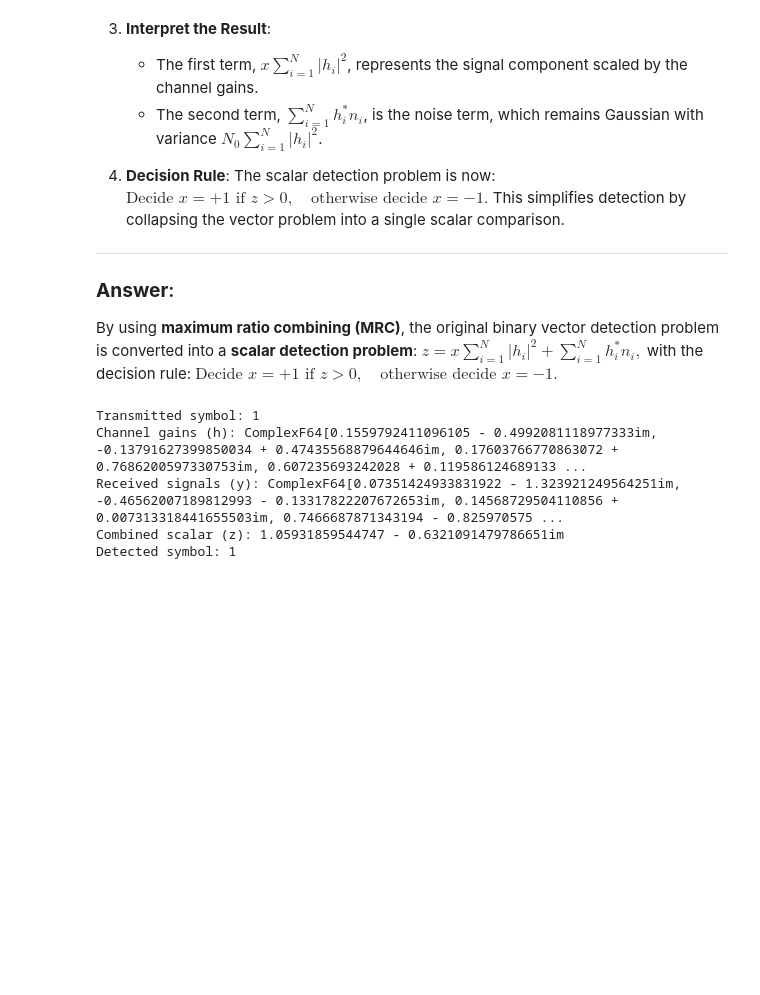
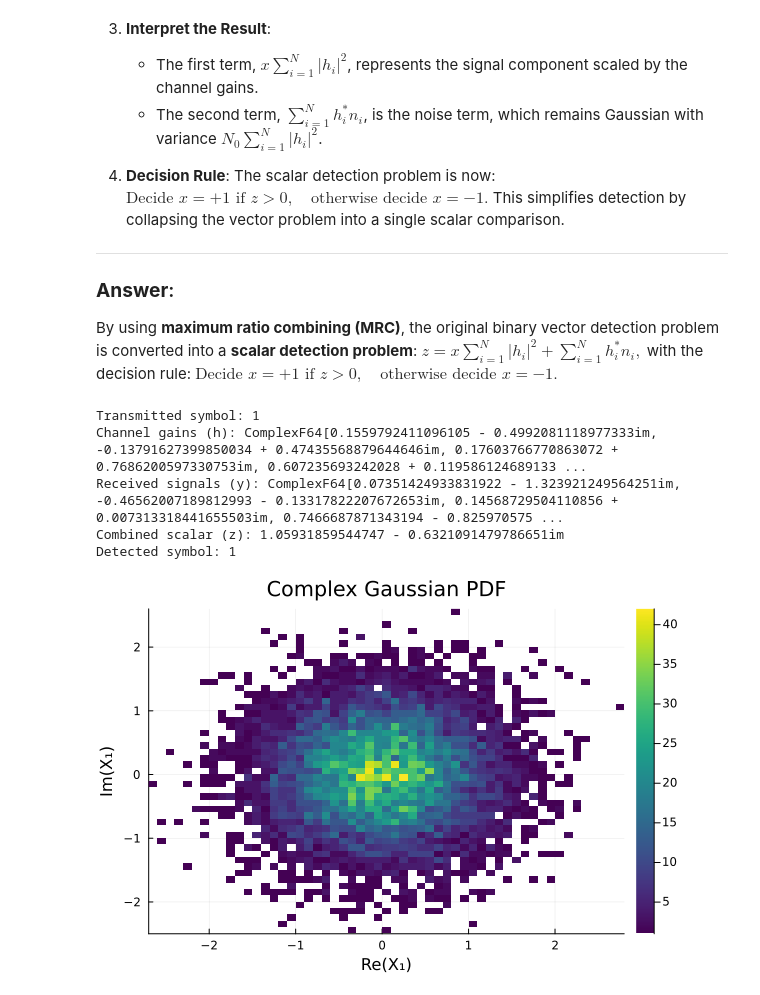
Before and after one commit to setrar/MobCom, a Jupyter notebook: Exams/mid-term/WORKSHEET.ipynb, the cells around one changed output. Cells and saved outputs as stored; diff of their text form; code cells hidden in the pictures; blank space fills up the shorter version.

```diff
--- a/Exams/mid-term/WORKSHEET.ipynb
+++ b/Exams/mid-term/WORKSHEET.ipynb
@@ -83,3 +83,51 @@ Channel gains (h): ComplexF64[0.1559792411096105 - 0.4992081118977333im, -0.1379
 Received signals (y): ComplexF64[0.07351424933831922 - 1.323921249564251im, -0.46562007189812993 - 0.13317822207672653im, 0.14568729504110856 + 0.007313318441655503im, 0.7466687871343194 - 0.825970575 ...
 Combined scalar (z): 1.05931859544747 - 0.6321091479786651im
 Detected symbol: 1
+# %%
+using Random
+using LinearAlgebra
+using Plots
+
+# Function to generate a complex n-dimensional Gaussian random vector
+function generate_complex_gaussian(n::Int, σ::Vector{Float64})
+    real_part = randn(n) .* (σ ./ √2)
+    imag_part = randn(n) .* (σ ./ √2)
+    return real_part + im * imag_part
+end
+
+# Function to compute the PDF of a complex Gaussian random vector
+function pdf_complex_gaussian(x::Vector{ComplexF64}, Σ::Diagonal{Float64})
+    n = length(x)
+    det_Σ = prod(Σ.diag)   # Determinant of diagonal covariance matrix
+    inv_Σ = inv(Σ)         # Inverse of covariance matrix
+    x_conj_transpose = x'  # Hermitian transpose of vector x
+
+    # Calculate the PDF using the formula
+    pdf_value = (1 / (π^n * det_Σ)) * exp(-real(x_conj_transpose * inv_Σ * x))
+    return pdf_value
+end
+
+# Parameters
+n = 2                           # Dimension of the vector
+σ = [1.0, 0.5]                  # Standard deviations for each dimension
+Σ = Diagonal(σ.^2)              # Covariance matrix
+
+# Generate random samples
+num_samples = 10_000
+samples = [generate_complex_gaussian(n, σ) for _ in 1:num_samples]
+
+# Compute PDF values for each sample
+pdf_values = [pdf_complex_gaussian(sample, Σ) for sample in samples]
+
+# Separate real and imaginary parts for plotting
+real_parts = [real(x[1]) for x in samples]
+imag_parts = [imag(x[1]) for x in samples]
+
+# Plot a 2D histogram of the complex Gaussian samples and PDF density levels
+plot(real_parts, imag_parts, seriestype=:scatter, alpha=0.4, title="Complex Gaussian Distribution",
+     xlabel="Re(X₁)", ylabel="Im(X₁)", legend=false)
+
+# Overlay density levels using a contour plot
+density = histogram2d(real_parts, imag_parts, bins=50, color=:viridis, xlabel="Re(X₁)", ylabel="Im(X₁)", title="Complex Gaussian PDF")
+# %% [output]
+[figure, added]
```
Also changed, not shown: 2 other files.
